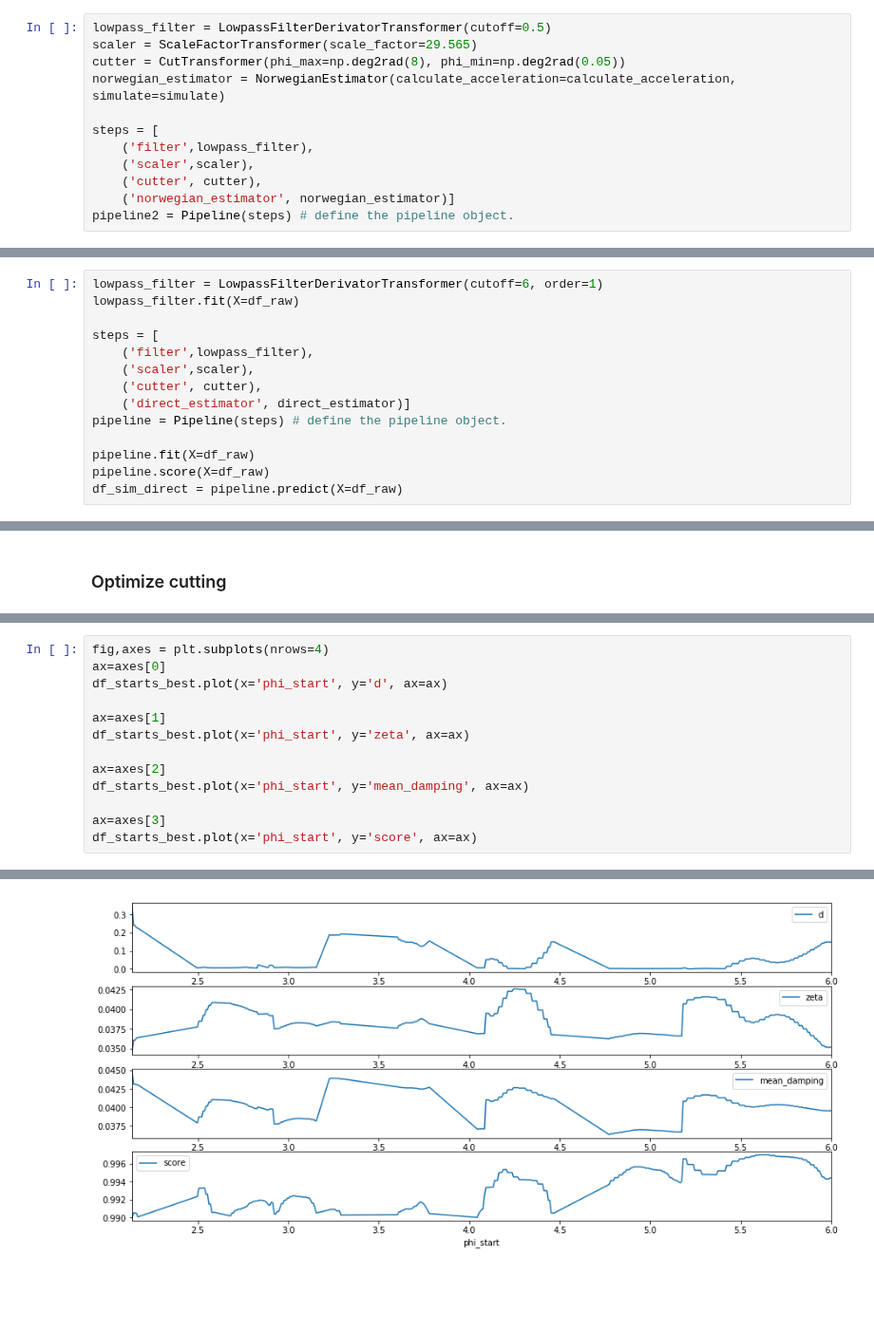
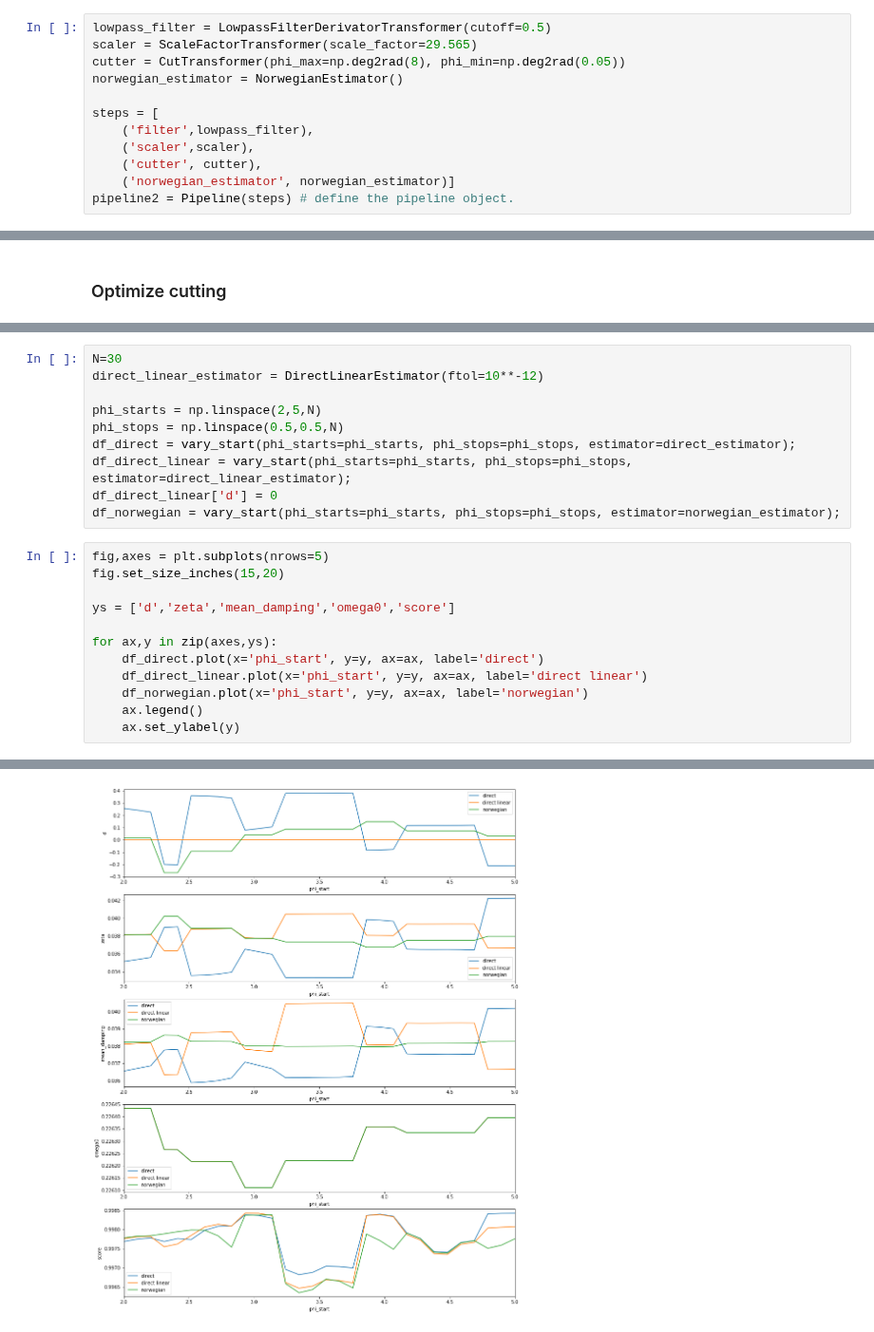
Before and after one commit to martinlarsalbert/rolldecay, a Jupyter notebook: notebooks/rolldecay/03.2_maa_roll_decay_test_system_identification_sensitivity.ipynb, the cells around one changed output, grey strips where cells are left out. Shown at 95% size. Saved outputs shown, nothing was run; the diff lists cells and outputs as text; blank space fills up the shorter version.

Commit message:
Started to build the roll decay database.

```diff
--- a/notebooks/rolldecay/03.2_maa_roll_decay_test_system_identification_sensitivity.ipynb
+++ b/notebooks/rolldecay/03.2_maa_roll_decay_test_system_identification_sensitivity.ipynb
@@ -139,7 +129,7 @@ direct_estimator.parameters
 lowpass_filter = LowpassFilterDerivatorTransformer(cutoff=0.5)
 scaler = ScaleFactorTransformer(scale_factor=29.565)
 cutter = CutTransformer(phi_max=np.deg2rad(8), phi_min=np.deg2rad(0.05))
-norwegian_estimator = NorwegianEstimator(calculate_acceleration=calculate_acceleration, simulate=simulate)
+norwegian_estimator = NorwegianEstimator()
 
 steps = [
     ('filter',lowpass_filter),
@@ -289,14 +255,0 @@ df_cuttoffs.plot(x='zeta', y='d', ax=ax, style='.')
-# %%
-lowpass_filter = LowpassFilterDerivatorTransformer(cutoff=6, order=1)
-lowpass_filter.fit(X=df_raw)
-
-steps = [
-    ('filter',lowpass_filter),
-    ('scaler',scaler),
-    ('cutter', cutter),
-    ('direct_estimator', direct_estimator)]
-pipeline = Pipeline(steps) # define the pipeline object.
-
-pipeline.fit(X=df_raw)
-pipeline.score(X=df_raw)
-df_sim_direct = pipeline.predict(X=df_raw)
@@ -375,14 +288,23 @@ df_starts_best.hist(bins=50);
+# %%
+N=30
+direct_linear_estimator = DirectLinearEstimator(ftol=10**-12)
+
+phi_starts = np.linspace(2,5,N)
+phi_stops = np.linspace(0.5,0.5,N)
+df_direct = vary_start(phi_starts=phi_starts, phi_stops=phi_stops, estimator=direct_estimator);
+df_direct_linear = vary_start(phi_starts=phi_starts, phi_stops=phi_stops, estimator=direct_linear_estimator);
+df_direct_linear['d'] = 0
+df_norwegian = vary_start(phi_starts=phi_starts, phi_stops=phi_stops, estimator=norwegian_estimator);
 # %%
-fig,axes = plt.subplots(nrows=4)
-ax=axes[0]
-df_starts_best.plot(x='phi_start', y='d', ax=ax)
+fig,axes = plt.subplots(nrows=5)
+fig.set_size_inches(15,20)
 
-ax=axes[1]
-df_starts_best.plot(x='phi_start', y='zeta', ax=ax)
+ys = ['d','zeta','mean_damping','omega0','score']
 
-ax=axes[2]
-df_starts_best.plot(x='phi_start', y='mean_damping', ax=ax)
-
-ax=axes[3]
-df_starts_best.plot(x='phi_start', y='score', ax=ax)
+for ax,y in zip(axes,ys):
+    df_direct.plot(x='phi_start', y=y, ax=ax, label='direct')
+    df_direct_linear.plot(x='phi_start', y=y, ax=ax, label='direct linear')
+    df_norwegian.plot(x='phi_start', y=y, ax=ax, label='norwegian')
+    ax.legend()
+    ax.set_ylabel(y)
 # %% [output]
@@ -390 +311 @@ df_starts_best.plot(x='phi_start', y='score', ax=ax)
-[figure, old version]
+[figure, new version]
```
Also changed, not shown: parts of 36 cells of this notebook, 3 other files.
